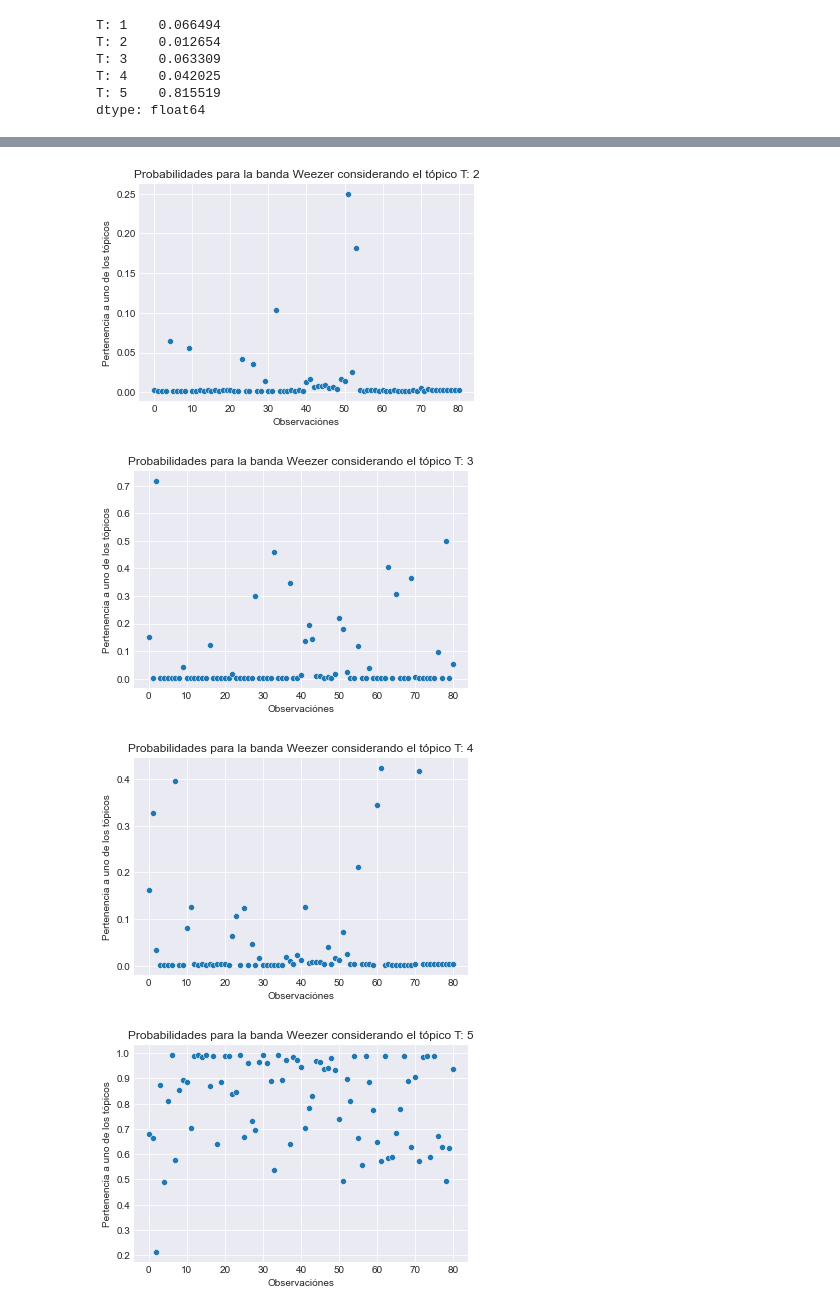
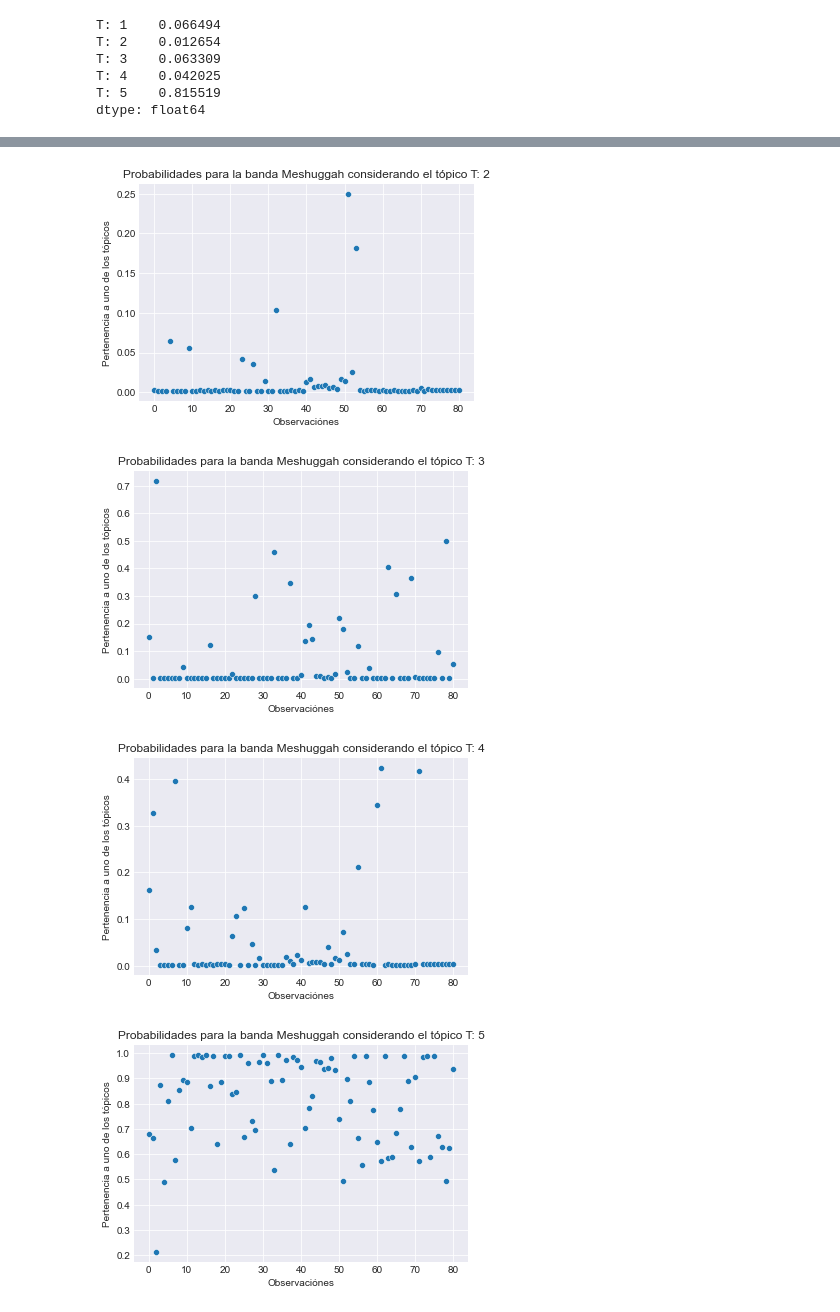
Before and after one commit to Denniels/Machine_Learning, a Jupyter notebook: SVM/Desafío_Inferencia_de_tópicos_con_EM.ipynb, the cells around one changed output, grey strips where cells are left out. Drawn from its saved outputs; the diff is of its cells as text; code cells hidden in the pictures.

```diff
--- a/SVM/Desafío_Inferencia_de_tópicos_con_EM.ipynb
+++ b/SVM/Desafío_Inferencia_de_tópicos_con_EM.ipynb
@@ -435,7 +372,7 @@ dtype: float64
 # %%
 for col in meshuggah_df.columns:
         sns.scatterplot(data = meshuggah_df[col])
-        plt.title(f'Probabilidades para la banda {"Weezer"} considerando el tópico {col}')
+        plt.title(f'Probabilidades para la banda {"Meshuggah"} considerando el tópico {col}')
         plt.ylabel('Pertenencia a uno de los tópicos')
         plt.xlabel('Observaciónes')
         plt.show()
@@ -444,4 +381,4 @@ for col in meshuggah_df.columns:
-[figure, old version]
+[figure, new version]
-[figure, old version]
+[figure, new version]
-[figure, old version]
+[figure, new version]
-[figure, old version]
+[figure, new version]
```
Also changed, not shown: parts of 13 cells of this notebook.
